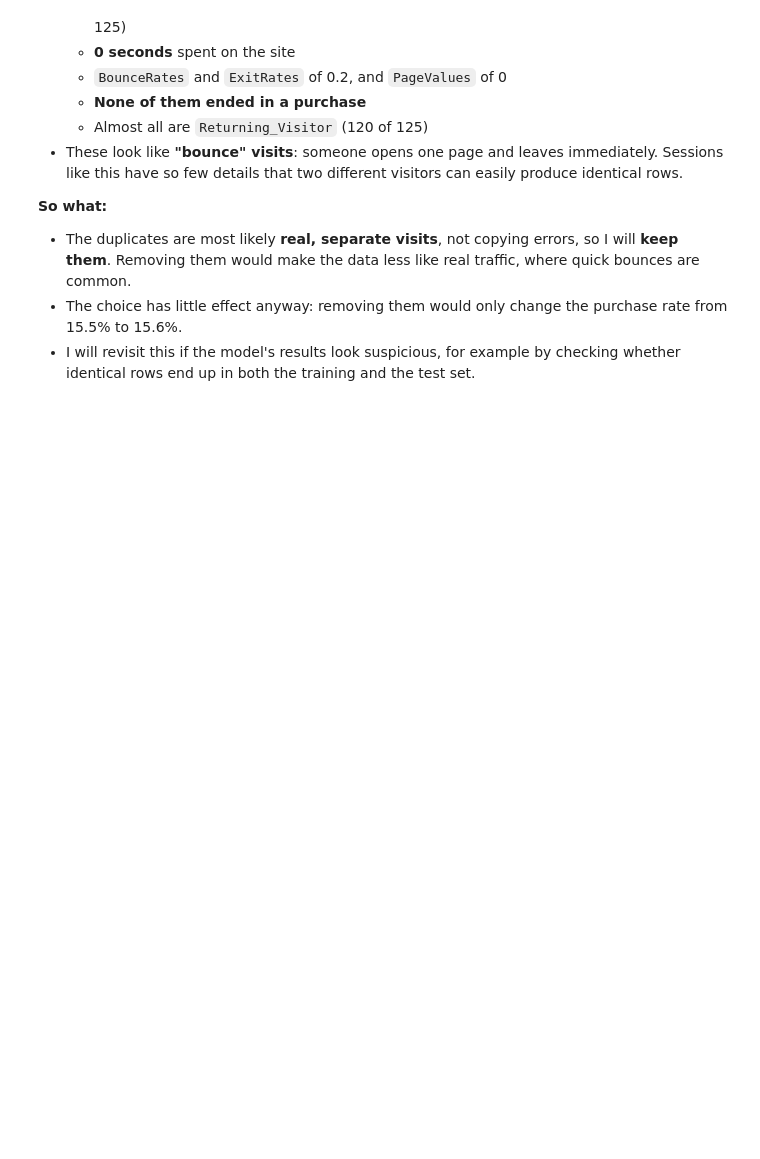
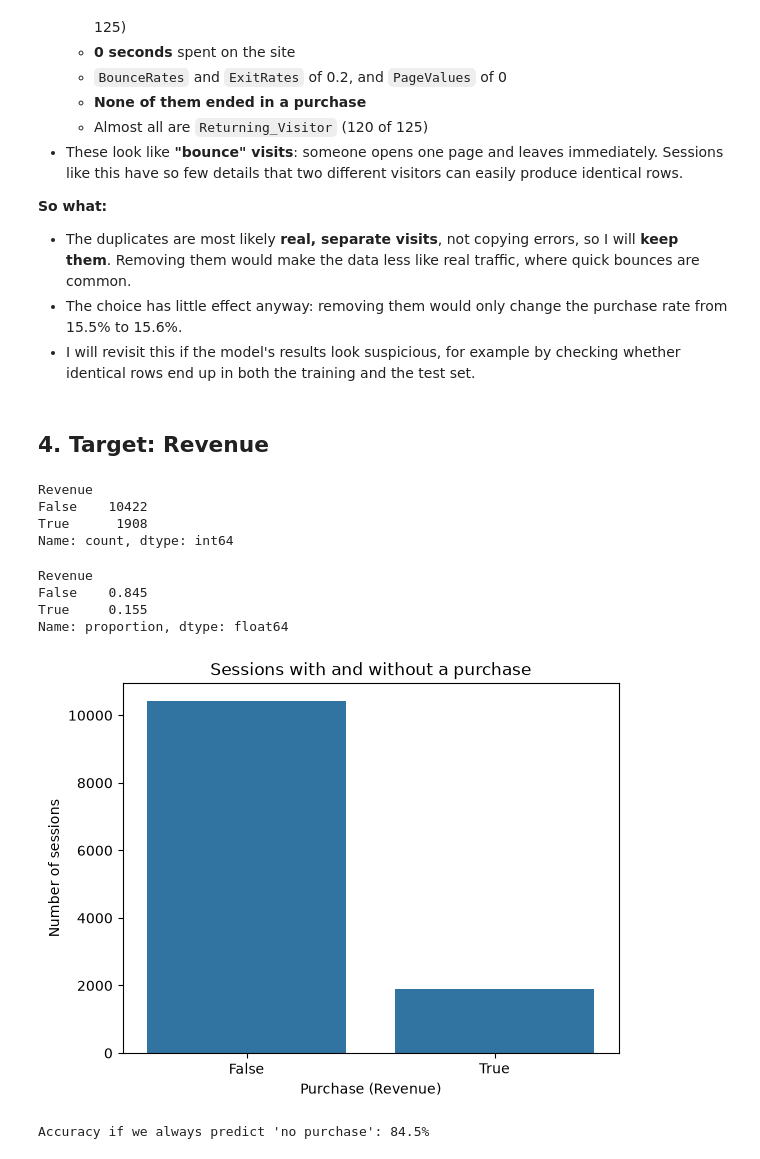
Before and after one commit to KhunMaungAye/ecommerce-purchase-prediction, a Jupyter notebook: notebooks/01_data_exploration.ipynb, the cells around one changed output. Drawn from its saved outputs; the diff is of its cells as text; code cells hidden in the pictures; blank space fills up the shorter version.

Commit message:
feat: add target analysis and fix column types indentation

```diff
--- a/notebooks/01_data_exploration.ipynb
+++ b/notebooks/01_data_exploration.ipynb
@@ -234,3 +234,32 @@ df[df.duplicated(keep=False)].head(10)
 - I will revisit this if the model's results look suspicious, for example
   by checking whether identical rows end up in both the training and the
   test set.
+# %% [markdown]
+## 4. Target: Revenue
+# %%
+df["Revenue"].value_counts()
+# %% [output]
+Revenue
+False    10422
+True      1908
+Name: count, dtype: int64
+# %%
+df["Revenue"].value_counts(normalize=True).round(3)
+# %% [output]
+Revenue
+False    0.845
+True     0.155
+Name: proportion, dtype: float64
+# %%
+sns.countplot(data=df, x="Revenue")
+plt.title("Sessions with and without a purchase")
+plt.xlabel("Purchase (Revenue)")
+plt.ylabel("Number of sessions")
+plt.show()
+# %% [output]
+[figure, added]
+# %%
+baseline_accuracy = (df["Revenue"] == False).mean()
+print(f"Accuracy if we always predict 'no purchase': {baseline_accuracy:.1%}")
+# %% [output]
+Accuracy if we always predict 'no purchase': 84.5%
```
Also changed, not shown: parts of 2 cells of this notebook.
